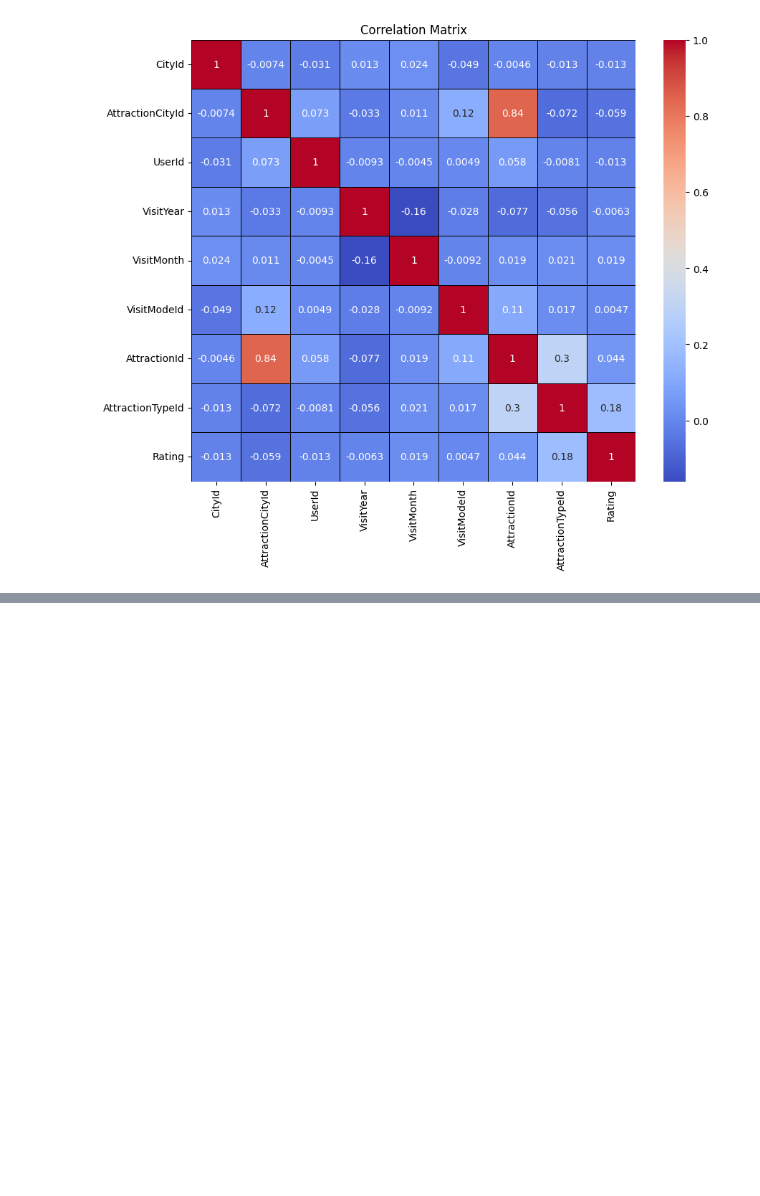
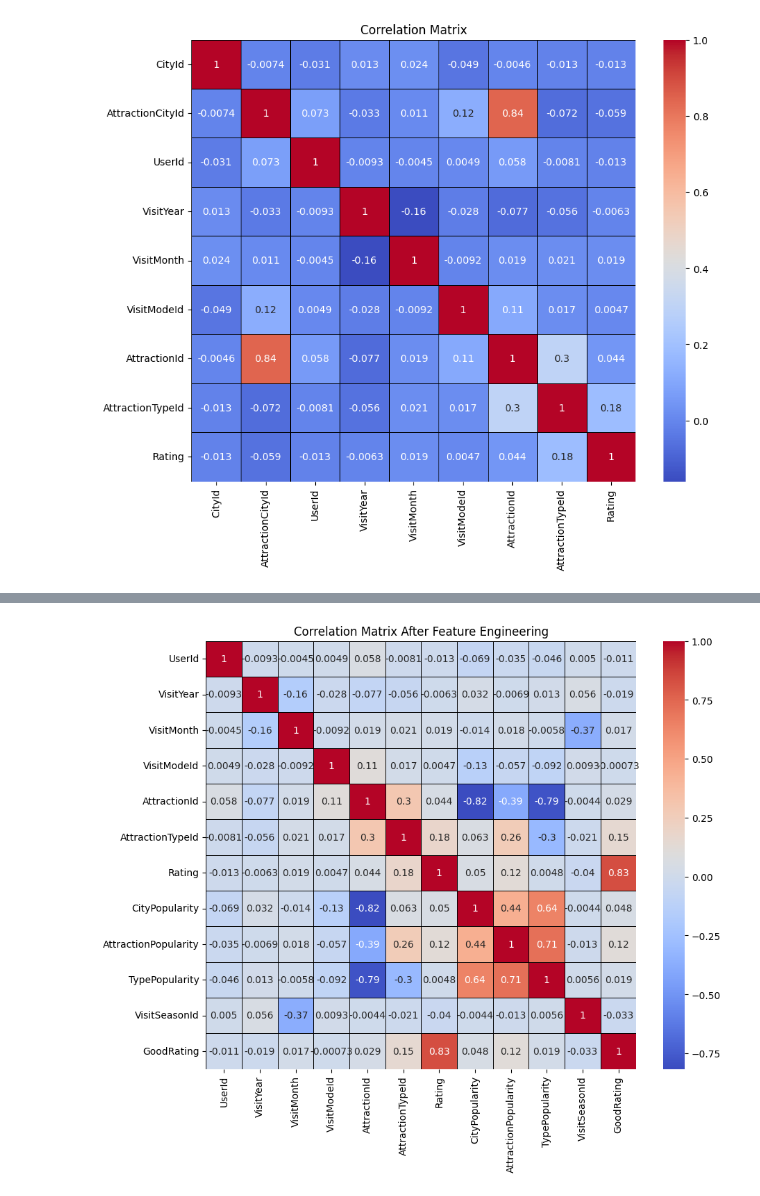
Before and after one commit to nitya-tech-new/tourisms, a Jupyter notebook: Rating_prediction.ipynb, the cells around one changed output, grey strips where cells are left out. Drawn from its saved outputs; the diff is of its cells as text; code cells hidden in the pictures; blank space fills up the shorter version.

```diff
--- a/Rating_prediction.ipynb
+++ b/Rating_prediction.ipynb
@@ -91,0 +145,5 @@ plt.show()
+# %%
+# more
+popularity = df_selected.groupby('AttractionId').size()
+
+df_selected['AttractionPopularity'] = df_selected['AttractionId'].map(popularity)
@@ -91,0 +159,9 @@ plt.show()
+# %%
+type_pop = df_selected.groupby(
+    'AttractionTypeId'
+).size()
+
+df_selected['TypePopularity'] = (
+    df_selected['AttractionTypeId']
+    .map(type_pop)
+)
@@ -91,0 +177,5 @@ plt.show()
+# %%
+from sklearn.preprocessing import LabelEncoder
+le = LabelEncoder()
+df_selected['VisitSeasonId'] = le.fit_transform(df_selected['VisitSeason'])
+df_selected.head()
@@ -91,0 +189,14 @@ plt.show()
+# %%
+df_selected['GoodRating'] = (
+    df_selected['Rating'] >= 4
+).astype(int)
+# %%
+# corelation matrix after feature engineering
+df_numeric = df_selected.select_dtypes(include=['int64', 'float64'])
+
+plt.figure(figsize=(10, 8))
+sns.heatmap(df_numeric.corr(), annot=True, cmap='coolwarm', linewidths=0.5, linecolor='black')
+plt.title('Correlation Matrix After Feature Engineering')
+plt.show()
+# %% [output]
+[figure, added]
```
Also changed, not shown: parts of 17 cells of this notebook, 4 other files.
